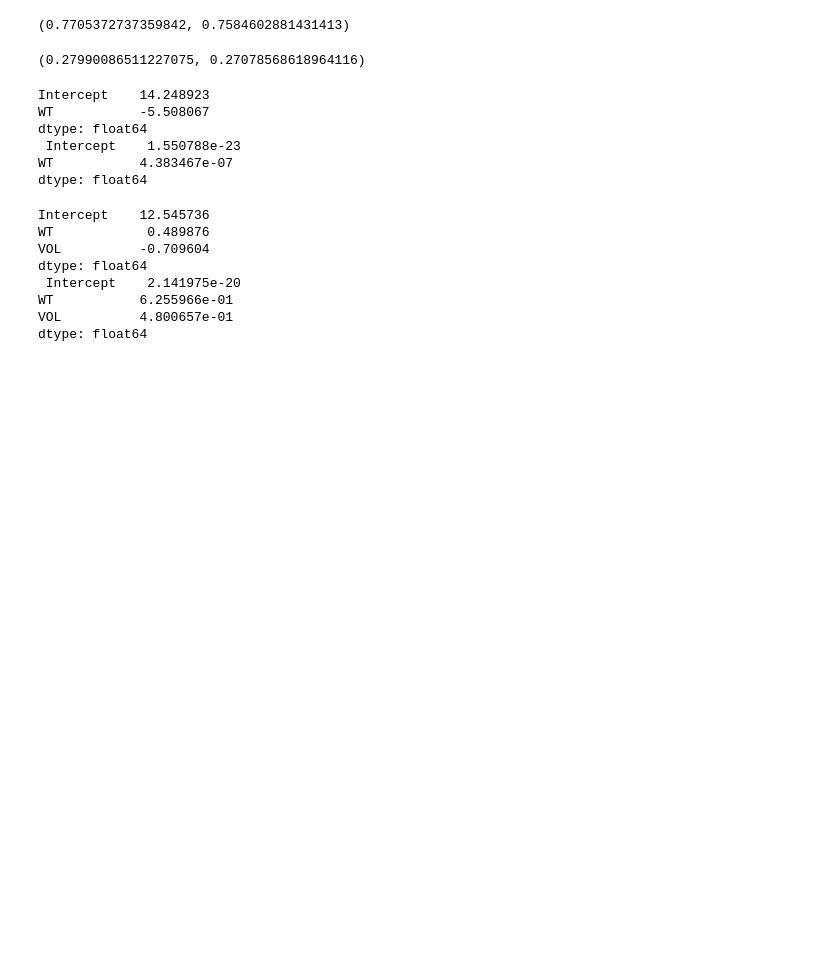
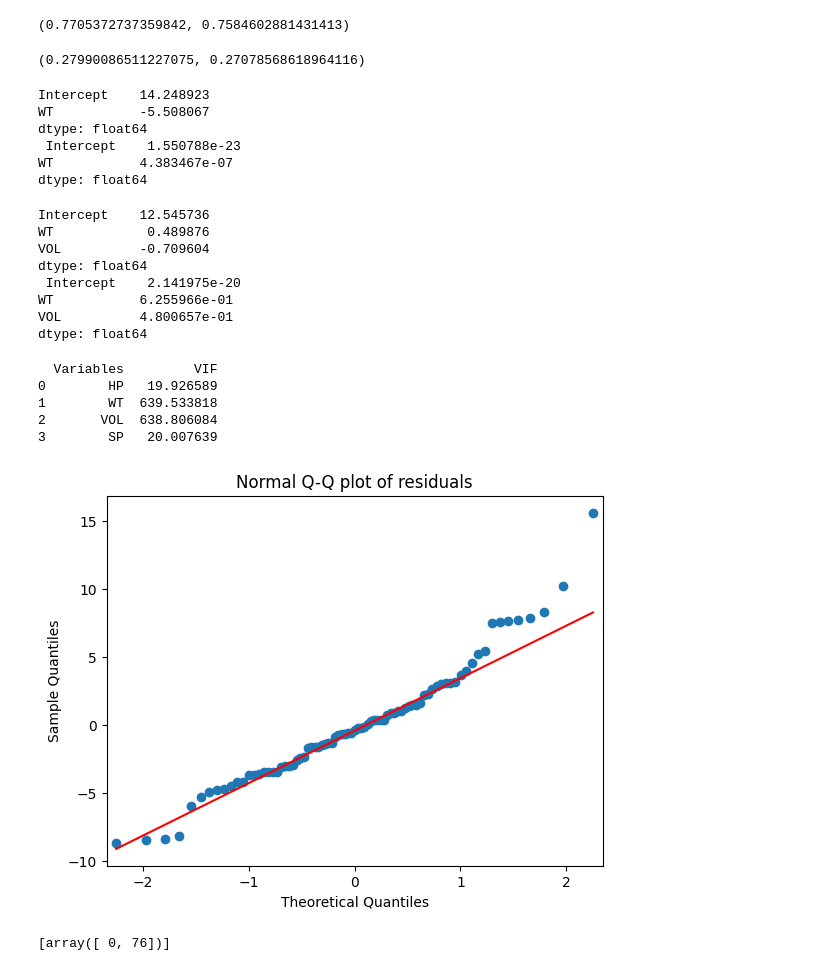
Before and after one commit to Bhanuvedithreddy/527-AD, a Jupyter notebook: AD5.ipynb, the cells around one changed output. Saved outputs shown, nothing was run; the diff lists cells and outputs as text; code cells hidden in the pictures; blank space fills up the shorter version.

```diff
--- a/AD5.ipynb
+++ b/AD5.ipynb
@@ -74,3 +74,43 @@ dtype: float64
 WT           6.255966e-01
 VOL          4.800657e-01
 dtype: float64
+# %%
+import pandas as pd
+import statsmodels.formula.api as smf
+
+
+rsq_hp = smf.ols('HP ~ WT + VOL + SP', data=cars).fit().rsquared
+vif_hp = 1 / (1 - rsq_hp)
+
+rsq_wt = smf.ols('WT ~ HP + VOL + SP', data=cars).fit().rsquared
+vif_wt = 1 / (1 - rsq_wt)
+
+rsq_vol = smf.ols('VOL ~ WT + HP + SP', data=cars).fit().rsquared
+vif_vol = 1 / (1 - rsq_vol)
+
+rsq_sp = smf.ols('SP ~ WT + VOL + HP', data=cars).fit().rsquared
+vif_sp = 1 / (1 - rsq_sp)
+
+
+vif_data = {'Variables': ['HP', 'WT', 'VOL', 'SP'], 'VIF': [vif_hp, vif_wt, vif_vol, vif_sp]}
+vif_frame = pd.DataFrame(vif_data)
+
+print(vif_frame)
+# %% [output]
+  Variables         VIF
+0        HP   19.926589
+1        WT  639.533818
+2       VOL  638.806084
+3        SP   20.007639
+# %%
+import statsmodels.api as sm
+qqplot=sm.qqplot(model.resid,line='q')
+import matplotlib.pyplot as plt
+plt.title('Normal Q-Q plot of residuals')
+plt.show()
+# %% [output]
+[figure, added]
+# %%
+list(np.where(model.resid>10))
+# %% [output]
+[array([ 0, 76])]
```
Also changed, not shown: parts of 2 cells of this notebook.
